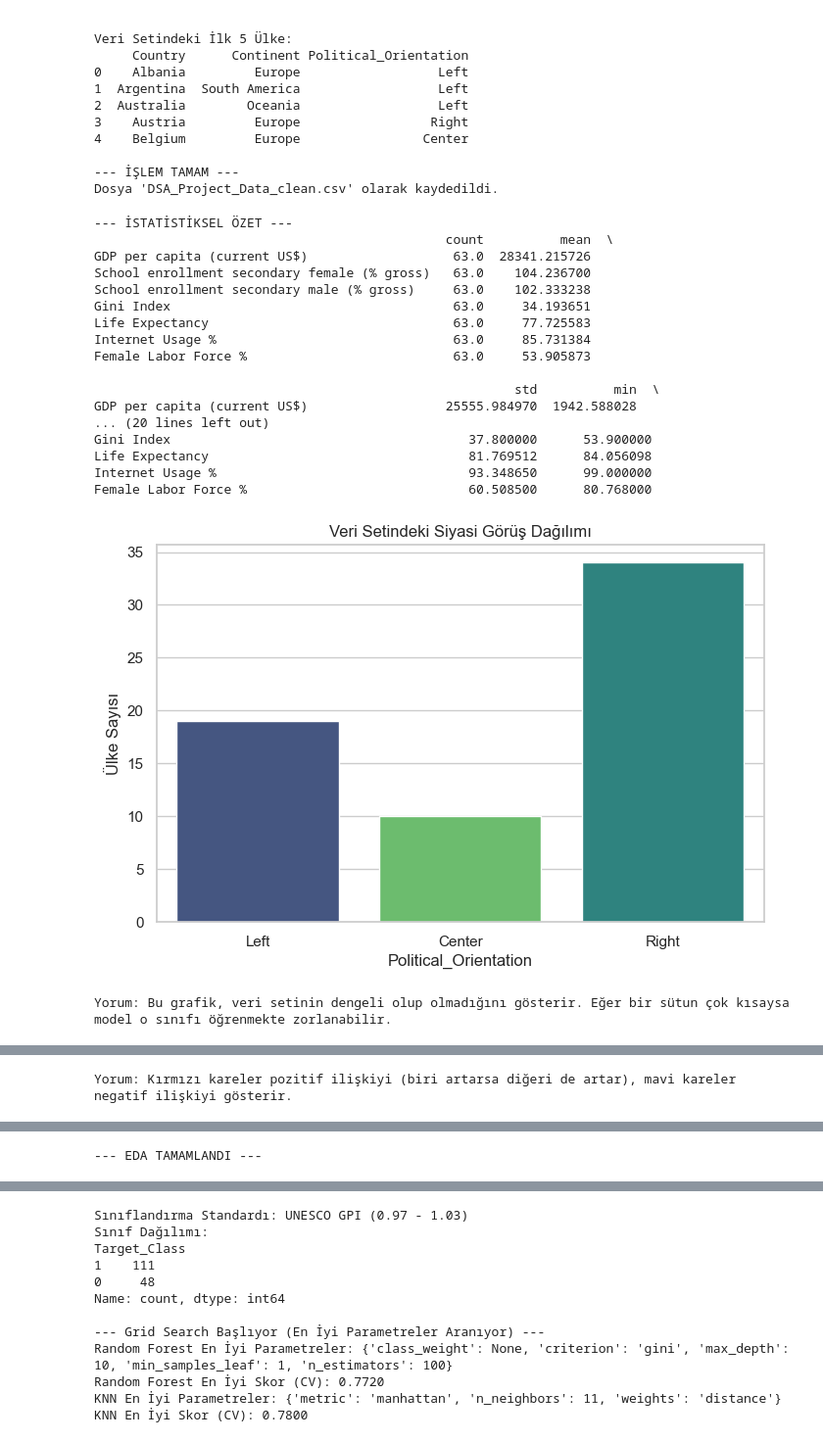
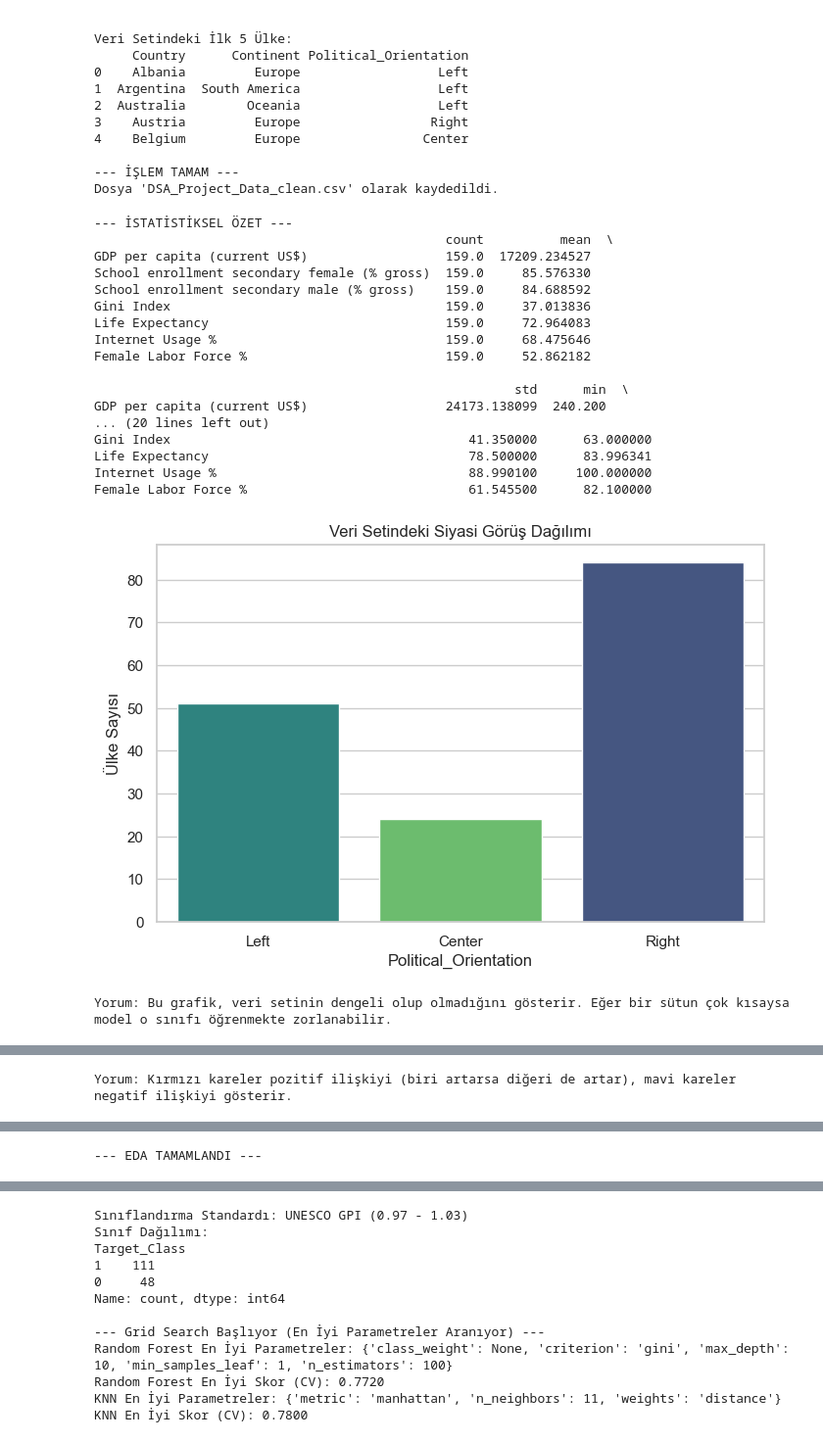
Before and after one commit to mercansaygi/DSA-210-Term-Project, a Jupyter notebook: DSA_Project.ipynb, the cells around one changed output, grey strips where cells are left out. Shown at 98% size. Saved outputs shown, nothing was run; the diff lists cells and outputs as text; code cells hidden in the pictures.

```diff
--- a/DSA_Project.ipynb
+++ b/DSA_Project.ipynb
@@ -261,7 +261,7 @@ plt.rcParams['figure.figsize'] = (10, 6)
 
 # 1. TEMİZ VERİYİ YÜKLE
 try:
-    df = pd.read_csv('DSA_Project_Data_clean.csv')
+    df = pd.read_csv('DSA_Project_Data_cleaned.csv')
 except FileNotFoundError:
     print("Dosya bulunamadı! Lütfen önce temizleme kodunu çalıştır.")
     exit()
@@ -316,45 +316,45 @@ plt.figure(figsize=(10, 6))
 
 # DÜZELTME 2: hue eklendi ve legend kapatıldı
 sns.boxplot(
     x='Political_Orientation',
     y='Gini Index',
     data=df,
     hue='Political_Orientation', # Renklendirme kriteri
     legend=False,                # Tekrar eden lejantı kapat
     palette='Set2',
     order=['Left', 'Center', 'Right']
 )
 
 plt.title("Siyasi Görüşe Göre Gelir Eşitsizliği (Gini) Dağılımı")
 plt.show()
 
 # Analiz B: Zenginlik ve İnternet Kullanımı İlişkisi (Siyasi Renklendirme ile)
 plt.figure(figsize=(10, 6))
 # Scatterplot'ta zaten hue var, o yüzden burada hata vermez.
 sns.scatterplot(x='GDP per capita (current US$)', y='Internet Usage %', hue='Political_Orientation', data=df, palette='deep', s=100)
 plt.title("GDP vs İnternet Kullanımı (Siyasi Görüşe Göre)")
 plt.xscale('log') # GDP çok değişken olduğu için logaritmik ölçek kullanıyoruz
 plt.grid(True, which="both", ls="--")
 plt.show()
 
 print("\n--- EDA TAMAMLANDI ---")
 # %% [output]
 --- İSTATİSTİKSEL ÖZET ---
                                               count          mean  \
-GDP per capita (current US$)                   63.0  28341.215726
-School enrollment secondary female (% gross)   63.0    104.236700
-School enrollment secondary male (% gross)     63.0    102.333238
-Gini Index                                     63.0     34.193651
-Life Expectancy                                63.0     77.725583
-Internet Usage %                               63.0     85.731384
-Female Labor Force %                           63.0     53.905873
+GDP per capita (current US$)                  159.0  17209.234527
+School enrollment secondary female (% gross)  159.0     85.576330
+School enrollment secondary male (% gross)    159.0     84.688592
+Gini Index                                    159.0     37.013836
+Life Expectancy                               159.0     72.964083
+Internet Usage %                              159.0     68.475646
+Female Labor Force %                          159.0     52.862182
 
-                                                       std          min  \
-GDP per capita (current US$)                  25555.984970  1942.588028
+                                                       std      min  \
+GDP per capita (current US$)                  24173.138099  240.200
 ... (20 lines left out)
-Gini Index                                       37.800000      53.900000
-Life Expectancy                                  81.769512      84.056098
-Internet Usage %                                 93.348650      99.000000
-Female Labor Force %                             60.508500      80.768000
+Gini Index                                       41.350000      63.000000
+Life Expectancy                                  78.500000      83.996341
+Internet Usage %                                 88.990100     100.000000
+Female Labor Force %                             61.545500      82.100000
-[figure, old version]
+[figure, new version]
 Yorum: Bu grafik, veri setinin dengeli olup olmadığını gösterir. Eğer bir sütun çok kısaysa model o sınıfı öğrenmekte zorlanabilir.
```
Also changed, not shown: parts of 4 cells of this notebook.
